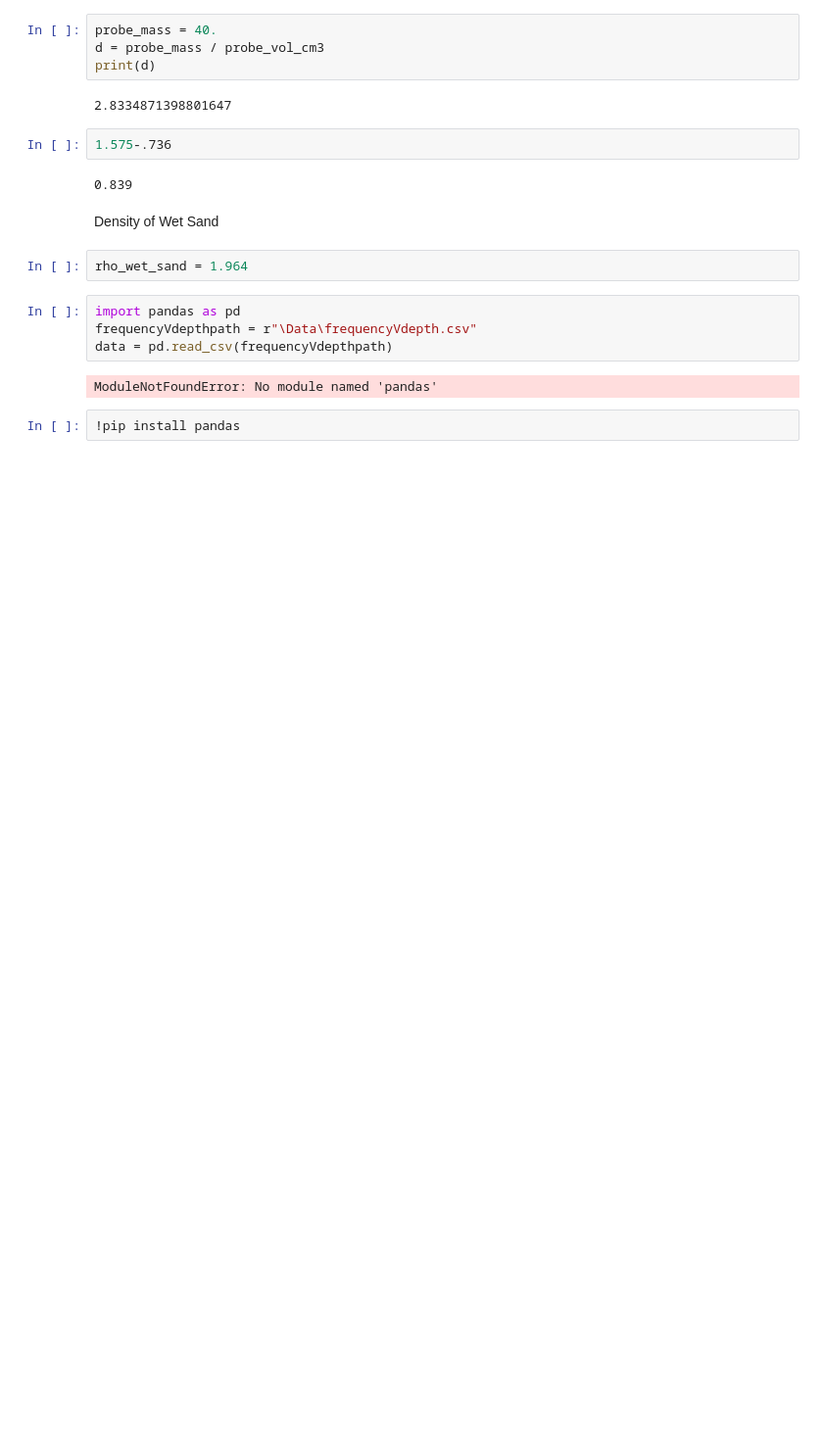
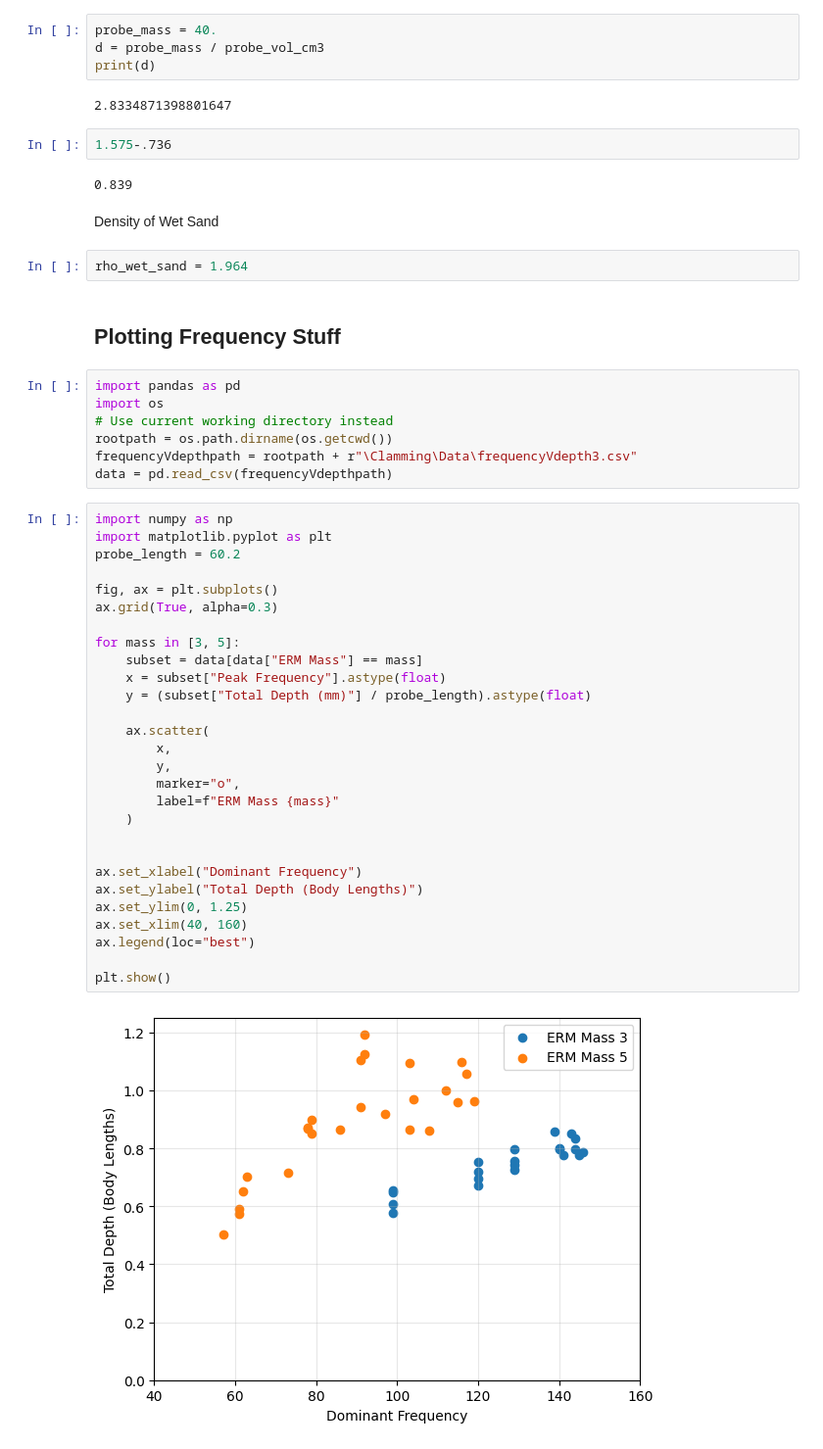
Before and after one commit to OzzysMess/clamming, a Jupyter notebook: master_notes.ipynb, the cells around one changed output. Shown at 98% size. Drawn from its saved outputs; the diff is of its cells as text; blank space fills up the shorter version.

Commit message:
Plotting

```diff
--- a/master_notes.ipynb
+++ b/master_notes.ipynb
@@ -42,11 +42,42 @@ print(d)
 Density of Wet Sand
 # %%
 rho_wet_sand = 1.964
+# %% [markdown]
+## Plotting Frequency Stuff
 # %%
 import pandas as pd
-frequencyVdepthpath = r"\Data\frequencyVdepth.csv"
+import os
+# Use current working directory instead
+rootpath = os.path.dirname(os.getcwd())
+frequencyVdepthpath = rootpath + r"\Clamming\Data\frequencyVdepth3.csv"
 data = pd.read_csv(frequencyVdepthpath)
-# %% [output]
-ModuleNotFoundError: No module named 'pandas'
-# %%
-!pip install pandas
+# %%
+import numpy as np
+import matplotlib.pyplot as plt
+probe_length = 60.2
+
+fig, ax = plt.subplots()
+ax.grid(True, alpha=0.3)
+
+for mass in [3, 5]:
+    subset = data[data["ERM Mass"] == mass]
+    x = subset["Peak Frequency"].astype(float)
+    y = (subset["Total Depth (mm)"] / probe_length).astype(float)
+
+    ax.scatter(
+        x,
+        y,
+        marker="o",
+        label=f"ERM Mass {mass}"
+    )
+
+
+ax.set_xlabel("Dominant Frequency")
+ax.set_ylabel("Total Depth (Body Lengths)")
+ax.set_ylim(0, 1.25)
+ax.set_xlim(40, 160)
+ax.legend(loc="best")
+
+plt.show()
+# %% [output]
+[figure, added]
```
Also changed, not shown: parts of 5 cells of this notebook, 2 other files.
